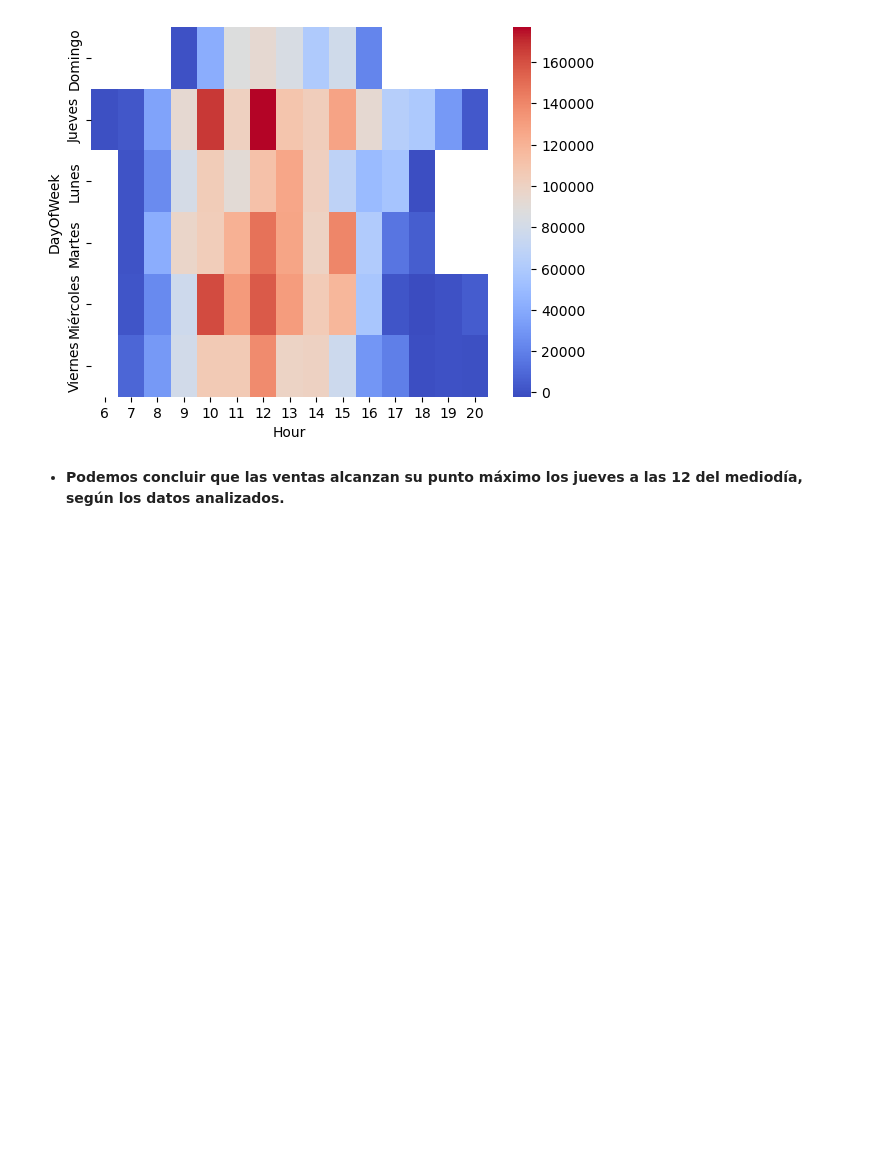
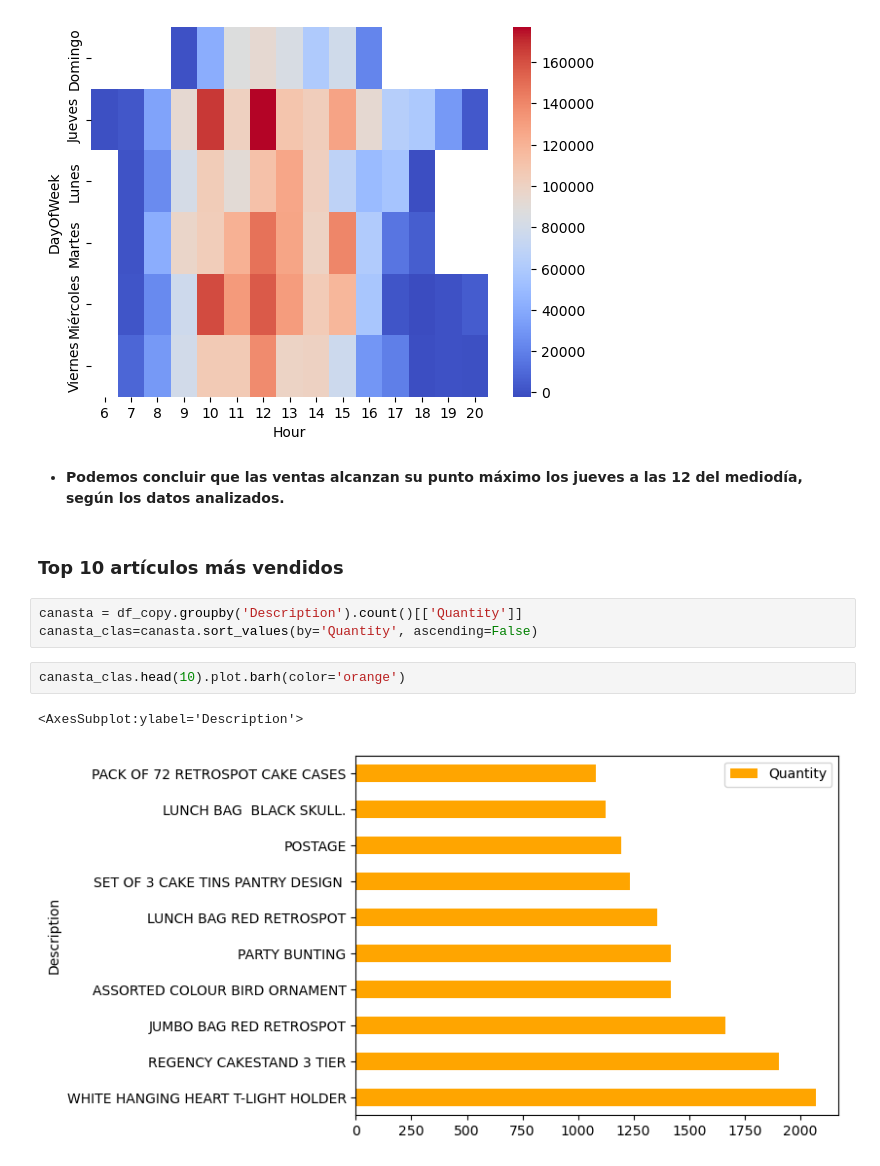
Before and after one commit to zandrev099/Final-Project, a Jupyter notebook: E-commerce2.ipynb, the cells around one changed output. Saved outputs shown, nothing was run; the diff lists cells and outputs as text; blank space fills up the shorter version.

```diff
--- a/E-commerce2.ipynb
+++ b/E-commerce2.ipynb
@@ -236,3 +238,13 @@ plt.show()
 [figure]
 # %% [markdown]
 - **Podemos concluir que las ventas alcanzan su punto máximo los jueves a las 12 del mediodía, según los datos analizados.**
+# %% [markdown]
+### **Top 10 artículos más vendidos**
+# %%
+canasta = df_copy.groupby('Description').count()[['Quantity']]
+canasta_clas=canasta.sort_values(by='Quantity', ascending=False)
+# %%
+canasta_clas.head(10).plot.barh(color='orange')
+# %% [output]
+<AxesSubplot:ylabel='Description'>
+[figure, added]
```
Also changed, not shown: parts of 27 cells of this notebook.
